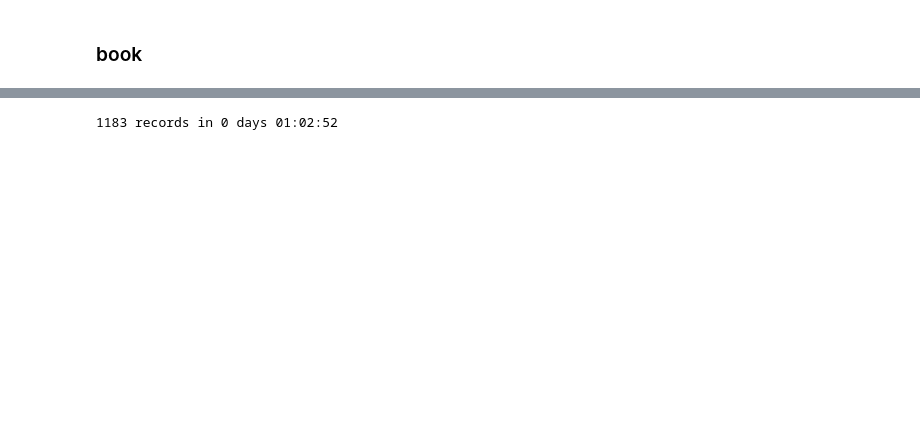
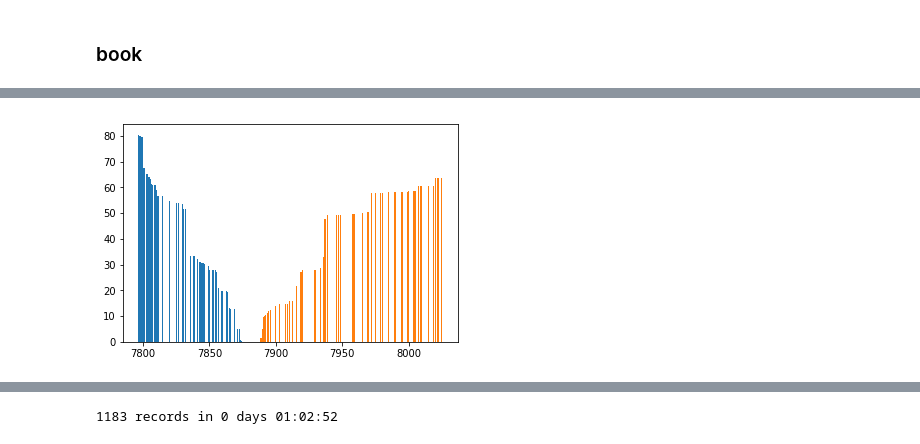
Before and after one commit to antogranell/gdax, a Jupyter notebook: price_model2.ipynb, the cells around one changed output, grey strips where cells are left out. Saved outputs shown, nothing was run; the diff lists cells and outputs as text; code cells hidden in the pictures; blank space fills up the shorter version.

```diff
--- a/price_model2.ipynb
+++ b/price_model2.ipynb
@@ -107,3 +131,23 @@ def time_it(t1, text=''):
+# %%
+plt.rcParams["figure.figsize"] = (6,4)
+
+public_client = gdax.PublicClient()
+x = public_client.get_product_order_book('BTC-EUR', level=3)
+
+dfag = get_order_book3(x, perc=1, round_position=1)
+
+dfag['asks_size'] = dfag['asks_size'].cumsum()
+dfag['bids_size'] = dfag['bids_size'].cumsum()
+
+x_ = dfag['bids_price']
+y_ = dfag['bids_size']
+plt.bar(x_, y_)
+
+x_ = dfag['asks_price']
+y_ = dfag['asks_size']
+plt.bar(x_, y_);
+# %% [output]
+[figure, added]
 # %%
 plt.rcParams["figure.figsize"] = (6,4)
 
```
Also changed, not shown: parts of 9 cells of this notebook.
